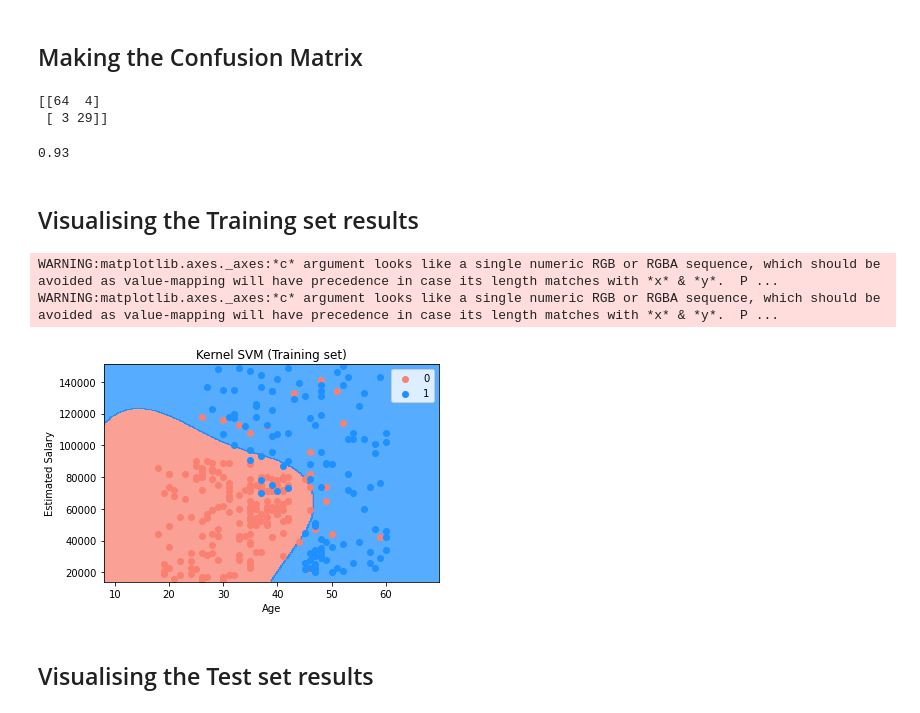
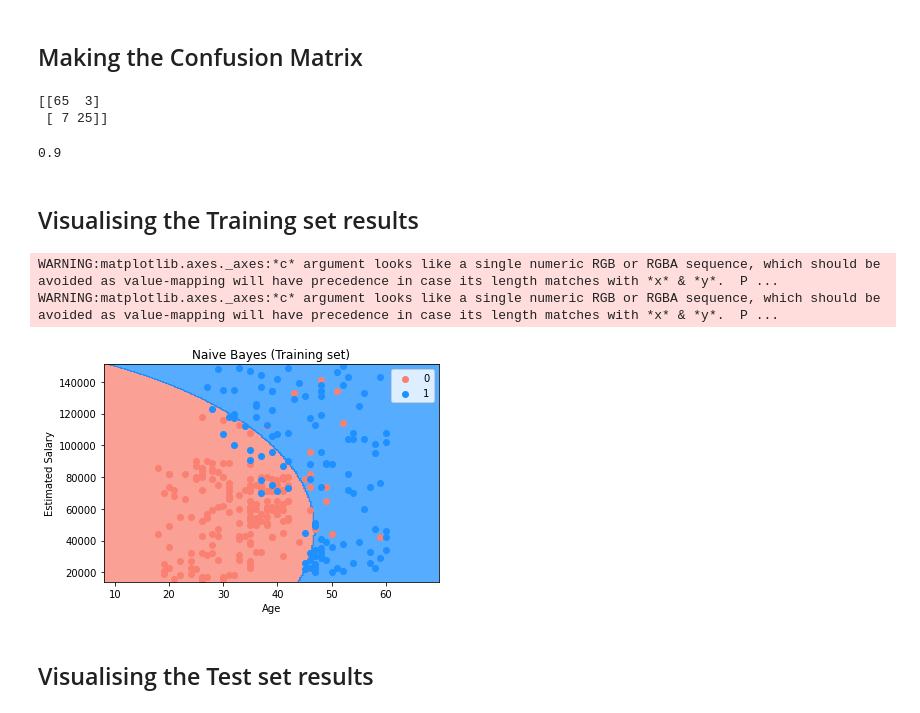
Before and after one commit to HustleDanie/ML-Classification, a Jupyter notebook: SocialNetworkAds.ipynb, the cells around one changed output. Cells and saved outputs as stored; diff of their text form; code cells hidden in the pictures.

```diff
--- a/SocialNetworkAds.ipynb
+++ b/SocialNetworkAds.ipynb
@@ -129,5 +129,5 @@ print(X_test)
 # %%
-from sklearn.svm import SVC
-classifier = SVC(kernel = 'rbf', random_state = 0)
+from sklearn.naive_bayes import GaussianNB
+classifier = GaussianNB()
 classifier.fit(X_train, y_train)
 # %% [output]
@@ -169,31 +169,31 @@ cm = confusion_matrix(y_test, y_pred)
 print(cm)
 accuracy_score(y_test, y_pred)
 # %% [output]
-[[64  4]
- [ 3 29]]
+[[65  3]
+ [ 7 25]]
-0.93
+0.9
 # %% [markdown]
 ## Visualising the Training set results
 # %%
 from matplotlib.colors import ListedColormap
 X_set, y_set = sc.inverse_transform(X_train), y_train
 X1, X2 = np.meshgrid(np.arange(start = X_set[:, 0].min() - 10, stop = X_set[:, 0].max() + 10, step = 0.25),
                      np.arange(start = X_set[:, 1].min() - 1000, stop = X_set[:, 1].max() + 1000, step = 0.25))
 plt.contourf(X1, X2, classifier.predict(sc.transform(np.array([X1.ravel(), X2.ravel()]).T)).reshape(X1.shape),
              alpha = 0.75, cmap = ListedColormap(('salmon', 'dodgerblue')))
 plt.xlim(X1.min(), X1.max())
 plt.ylim(X2.min(), X2.max())
 for i, j in enumerate(np.unique(y_set)):
     plt.scatter(X_set[y_set == j, 0], X_set[y_set == j, 1], c = ListedColormap(('salmon', 'dodgerblue'))(i), label = j)
-plt.title('Kernel SVM (Training set)')
+plt.title('Naive Bayes (Training set)')
 plt.xlabel('Age')
 plt.ylabel('Estimated Salary')
 plt.legend()
 plt.show()
 # %% [output]
 WARNING:matplotlib.axes._axes:*c* argument looks like a single numeric RGB or RGBA sequence, which should be avoided as value-mapping will have precedence in case its length matches with *x* & *y*.  P ...
 WARNING:matplotlib.axes._axes:*c* argument looks like a single numeric RGB or RGBA sequence, which should be avoided as value-mapping will have precedence in case its length matches with *x* & *y*.  P ...
-[figure, old version]
+[figure, new version]
 # %% [markdown]
 ## Visualising the Test set results
 # %%
```
Also changed, not shown: parts of 5 cells of this notebook.
